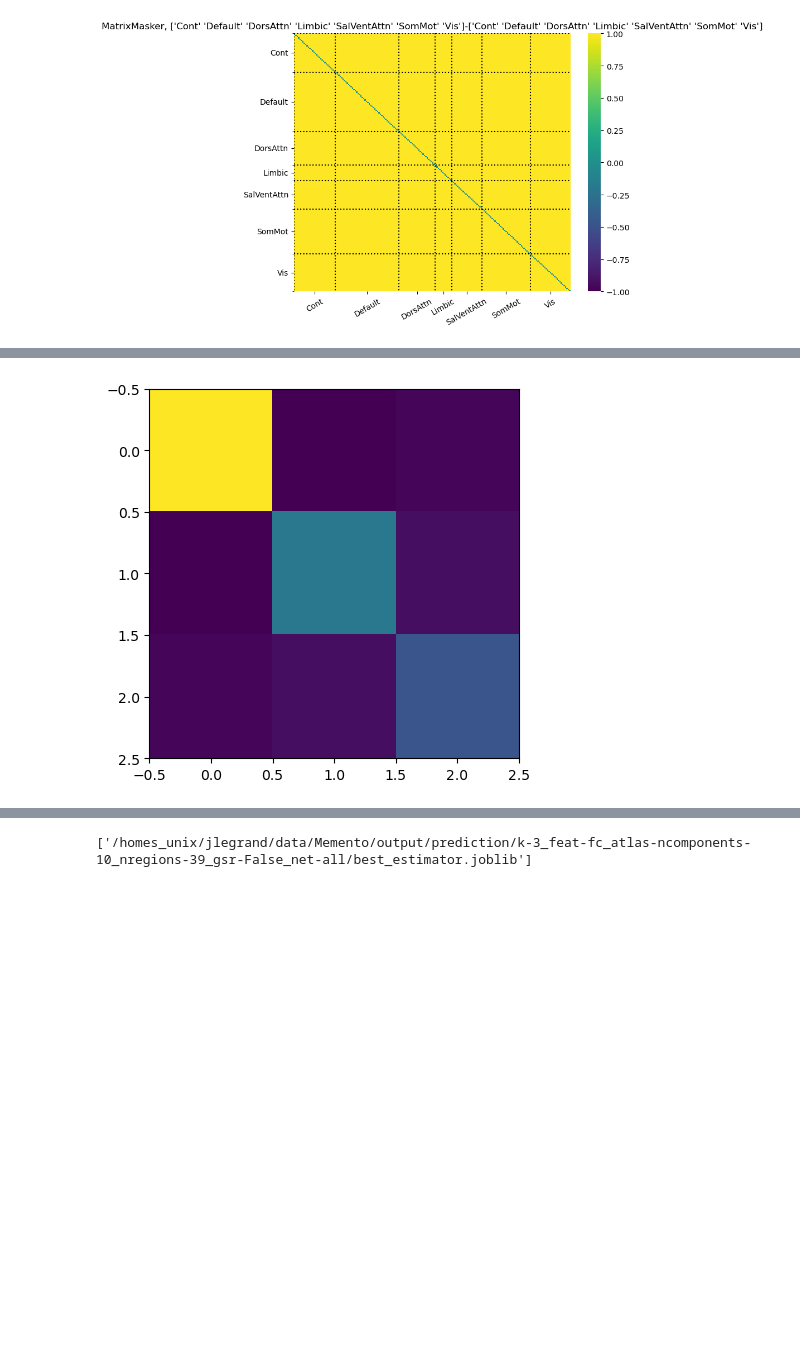
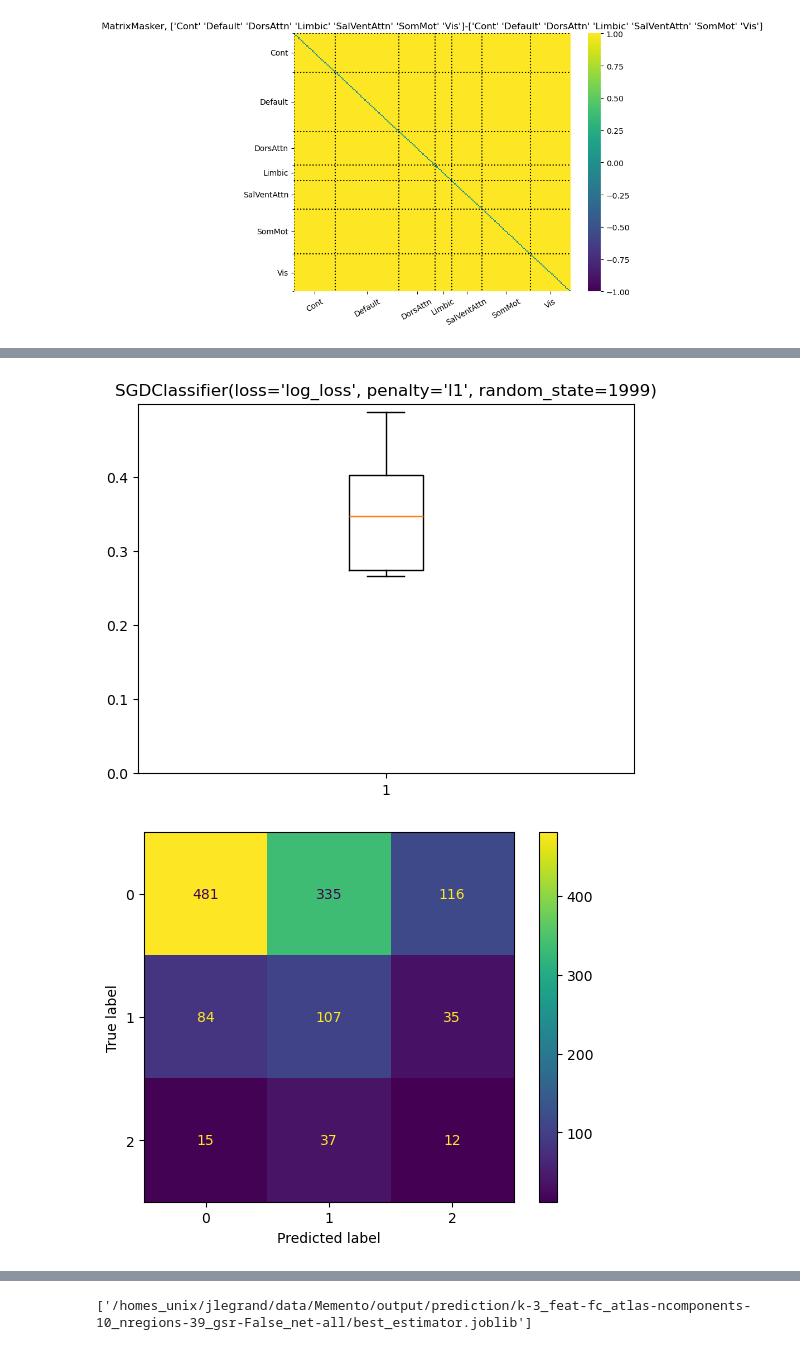
Before and after one commit to jonathan-legrand/cogpred, a Jupyter notebook: predict_cluster_fc.ipynb, the cells around one changed output, grey strips where cells are left out. Drawn from its saved outputs; the diff is of its cells as text; code cells hidden in the pictures; blank space fills up the shorter version.

```diff
--- a/predict_cluster_fc.ipynb
+++ b/predict_cluster_fc.ipynb
@@ -206,10 +72,0 @@ for train_idx, test_idx in outer_cv.split(matrices, y, groups=metadata.CEN_ANOM.
-# %%
-# Check the uncorrelated factors assumption
-s_hat = clf.predict_proba(X_test)
-msk = ~np.isnan(s_hat)
-s_hat = s_hat[msk[:, 0], :]
-sigma_s_hat = np.cov(s_hat.T)
-plt.imshow(s_hat.T @ s_hat)
-plt.show()
-# %% [output]
-[figure, removed]
@@ -215,0 +109,13 @@ plt.show()
+# %%
+from sklearn.metrics import ConfusionMatrixDisplay
+plt.boxplot(test_scores)
+plt.ylim(0)
+plt.title(clf.named_steps["classifier"])
+plt.show()
+
+disp = ConfusionMatrixDisplay(cm.astype(int))
+disp.plot()
+plt.show()
+# %% [output]
+[figure, added]
+[figure, added]
```
Also changed, not shown: parts of 8 cells of this notebook, 2 other files.
